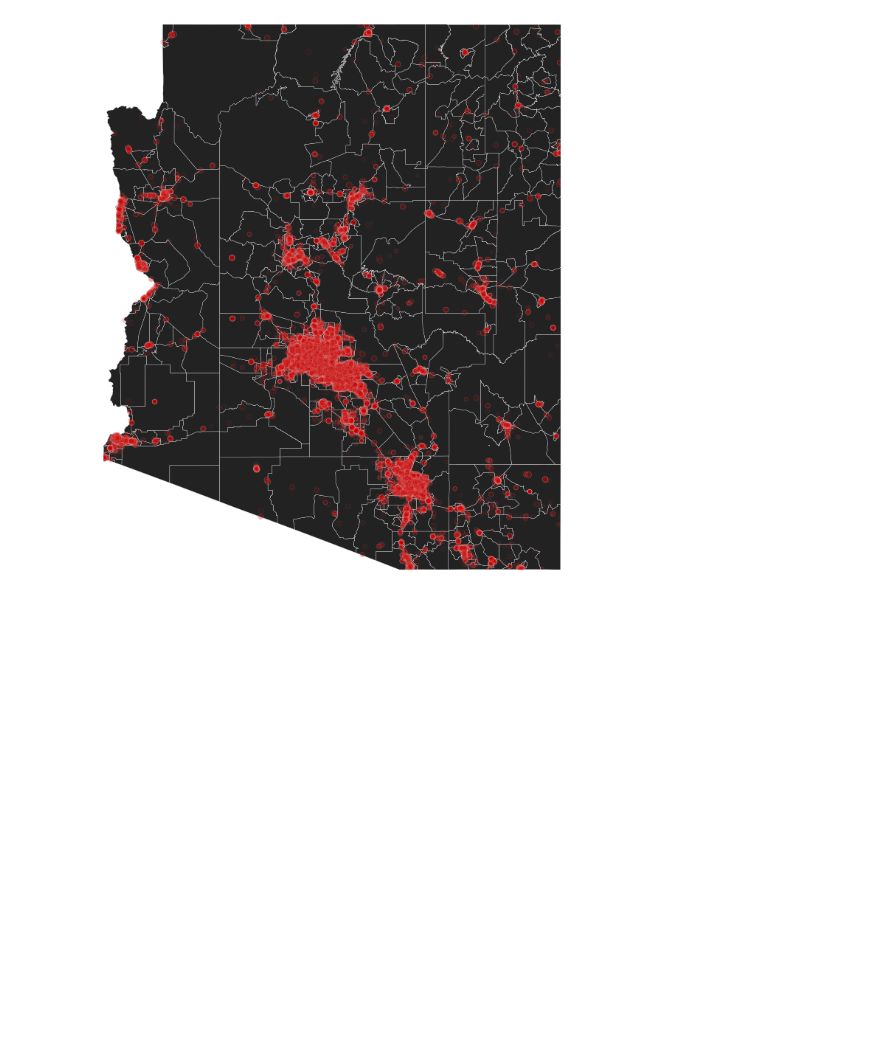
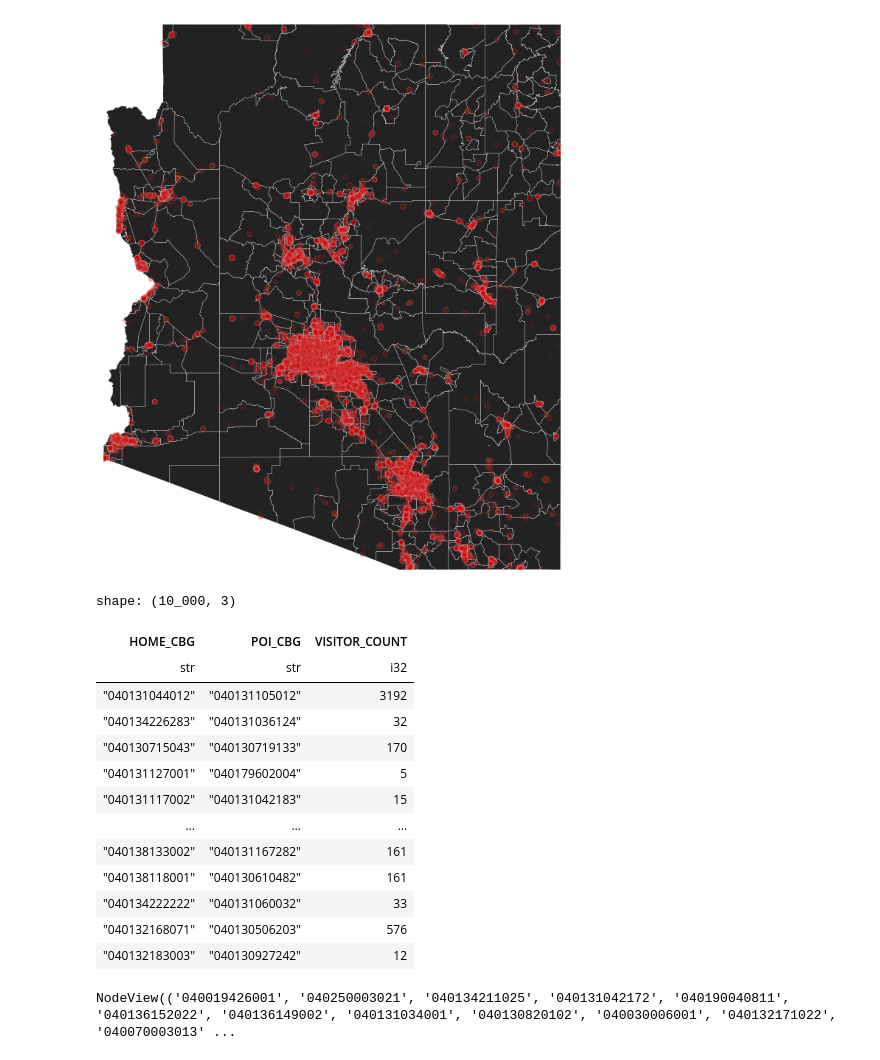
Before and after one commit to marcus-friis/weekly-patterns-plus-exploration, a Jupyter notebook: notebooks/duck-test.ipynb, the cells around one changed output. Saved outputs shown, nothing was run; the diff lists cells and outputs as text; code cells hidden in the pictures; blank space fills up the shorter version.

```diff
--- a/notebooks/duck-test.ipynb
+++ b/notebooks/duck-test.ipynb
@@ -112,3 +116,45 @@ ax.set_ylim(pois["LATITUDE"].min(), pois["LATITUDE"].max())
 ax.set_axis_off()
 # %% [output]
 [figure]
+# %%
+poi_od = con.sql(f"""
+    SELECT
+        ID_STORE,
+        UNNEST(map_keys(M)) AS HOME_CBG,
+        POI_CBG,
+        UNNEST(map_values(M)) AS VISITOR_COUNT
+    FROM (
+        SELECT *, CAST(VISITOR_HOME_CBGS::JSON AS MAP(VARCHAR, INTEGER)) AS M
+        FROM wpp_arizona
+    )
+""").pl().lazy()
+# %%
+od = (
+    poi_od
+        .filter(pl.col("HOME_CBG").str.starts_with("04"))
+        .group_by("HOME_CBG", "POI_CBG")
+        .agg(pl.col("VISITOR_COUNT").sum())
+        .collect()
+)
+od_matrix = od.pivot(
+    index="HOME_CBG",
+    on="POI_CBG",
+    values="VISITOR_COUNT"
+).fill_null(0)
+# %%
+od.sample(10_000)
+# %% [output]
+shape: (10_000, 3)
+| HOME_CBG | POI_CBG | VISITOR_COUNT |
+| str | str | i32 |
+| "040131044012" | "040131105012" | 3192 |
+| "040134226283" | "040131036124" | 32 |
+| "040130715043" | "040130719133" | 170 |
+| "040131127001" | "040179602004" | 5 |
+| "040131117002" | "040131042183" | 15 |
+| … | … | … |
+| "040138133002" | "040131167282" | 161 |
+| "040138118001" | "040130610482" | 161 |
+| "040134222222" | "040131060032" | 33 |
+| "040132168071" | "040130506203" | 576 |
+| "040132183003" | "040130927242" | 12 |
@@ -114,0 +166,4 @@ ax.set_axis_off()
+# %%
+nx.number_of_no
+# %% [output]
+NodeView(('040019426001', '040250003021', '040134211025', '040131042172', '040190040811', '040136152022', '040136149002', '040131034001', '040130820102', '040030006001', '040132171022', '040070003013' ...
```
Also changed, not shown: parts of 4 cells of this notebook, 2 other files.
